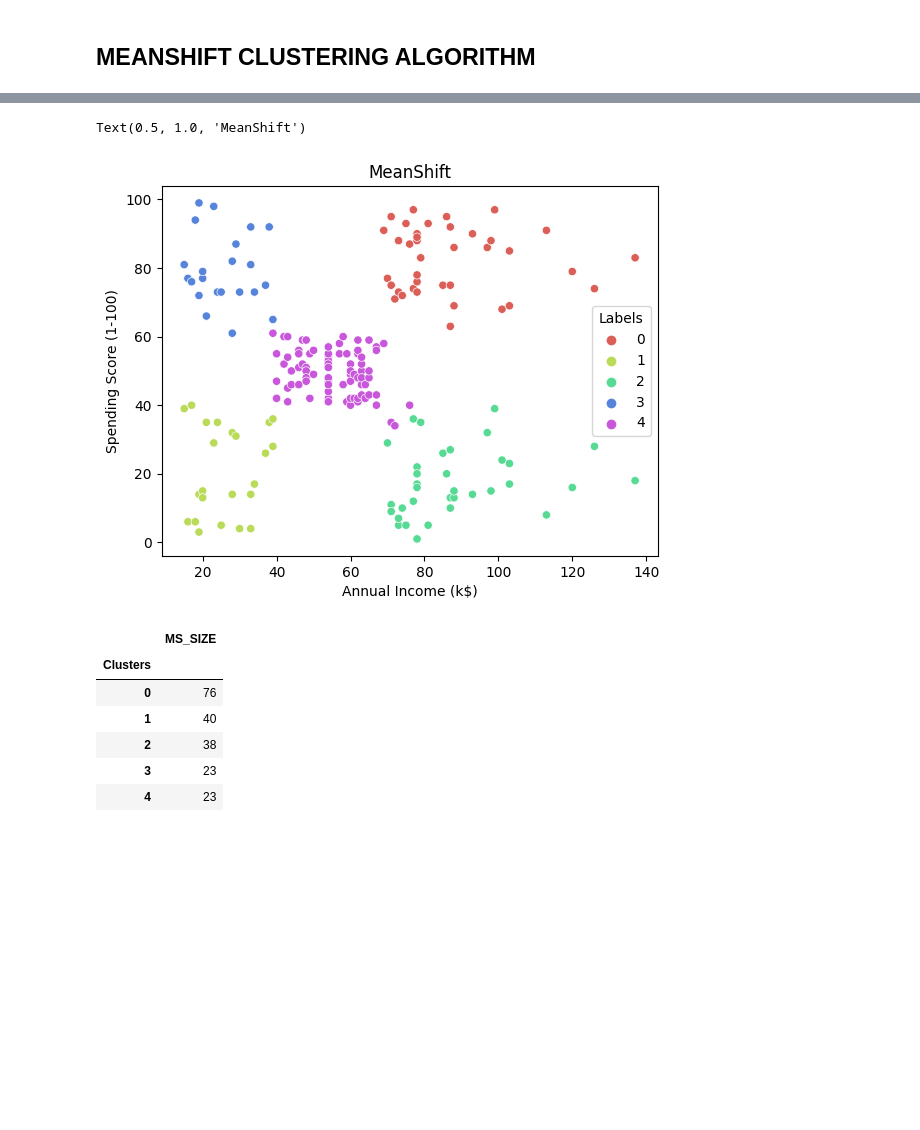
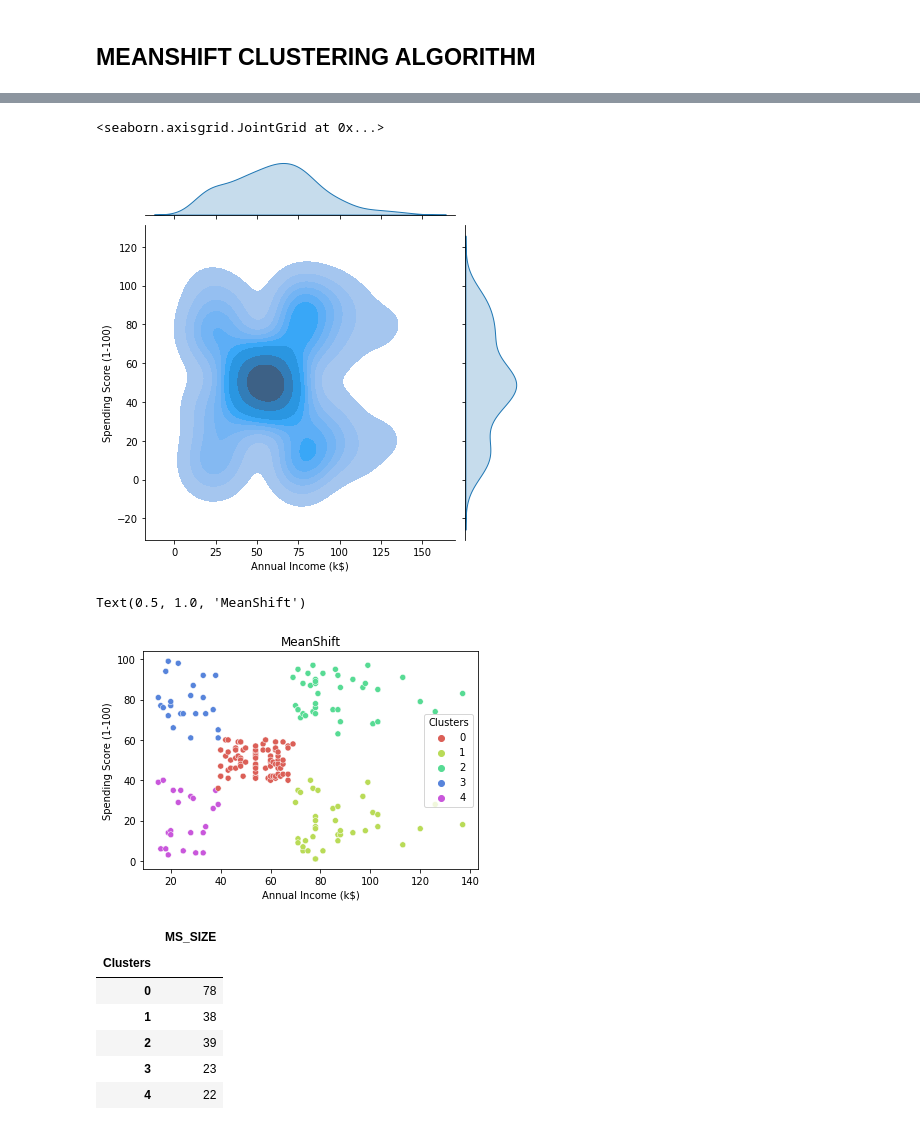
Before and after one commit to SwaroopThota/MINI-PROJECT_Customer-Segmentation, a Jupyter notebook: notebook.ipynb, the cells around one changed output, grey strips where cells are left out. Drawn from its saved outputs; the diff is of its cells as text; code cells hidden in the pictures; blank space fills up the shorter version.

```diff
--- a/notebook.ipynb
+++ b/notebook.ipynb
@@ -34,6 +53,8 @@ df.head()
 | 2 | 3 | Female | 20 | 16 | 6 |
 | 3 | 4 | Female | 23 | 16 | 77 |
 | 4 | 5 | Female | 31 | 17 | 40 |
+# %%
+df.drop(columns='CustomerID', axis=1, inplace=True)
 # %%
 df.describe()
 # %% [output]
@@ -180,2 +216,5 @@ KM_clust_sizes
 # %% [markdown]
 ## MEANSHIFT CLUSTERING ALGORITHM
+# %%
+x_train = df[['Annual Income (k$)', 'Spending Score (1-100)']].copy()
+x_train
@@ -182,26 +235,32 @@ KM_clust_sizes
+# %%
+sns.jointplot(data=x_train, x='Annual Income (k$)',
+              y='Spending Score (1-100)', kind='kde', fill=True)
+# %% [output]
+<seaborn.axisgrid.JointGrid at 0x...>
+[figure, added]
 # %%
 from sklearn.cluster import MeanShift, estimate_bandwidth
 
-bandwidth = estimate_bandwidth(x, quantile=0.15)
-ms = MeanShift(bandwidth=bandwidth).fit(x)
+bandwidth = estimate_bandwidth(x_train, quantile=0.15)
+ms = MeanShift(bandwidth=bandwidth).fit(x_train)
 clusters = ms.labels_
-x['Clusters'] = clusters
-
-sns.scatterplot(data=x, x='Annual Income (k$)', y='Spending Score (1-100)', hue=x['Labels'], palette=sns.color_palette('hls', np.unique(clusters).shape[0]))
+x_train['Clusters'] = clusters
+sns.scatterplot(data=x_train, x='Annual Income (k$)', y='Spending Score (1-100)',
+                hue=x_train['Clusters'], palette=sns.color_palette('hls', np.unique(clusters).shape[0]))
 plt.title('MeanShift')
 # %% [output]
 Text(0.5, 1.0, 'MeanShift')
-[figure, old version]
+[figure, new version]
 # %%
-MS_clusters = x.copy()
+MS_clusters = x_train.copy()
 MS_clust_sizes = MS_clusters.groupby('Clusters').size().to_frame()
 MS_clust_sizes.columns = ['MS_SIZE']
 MS_clust_sizes
 # %% [output]
 |  | MS_SIZE |
 | Clusters |  |
-| 0 | 76 |
-| 1 | 40 |
-| 2 | 38 |
+| 0 | 78 |
+| 1 | 38 |
+| 2 | 39 |
 | 3 | 23 |
-| 4 | 23 |
+| 4 | 22 |
```
Also changed, not shown: parts of 22 cells of this notebook, 1 other file.
